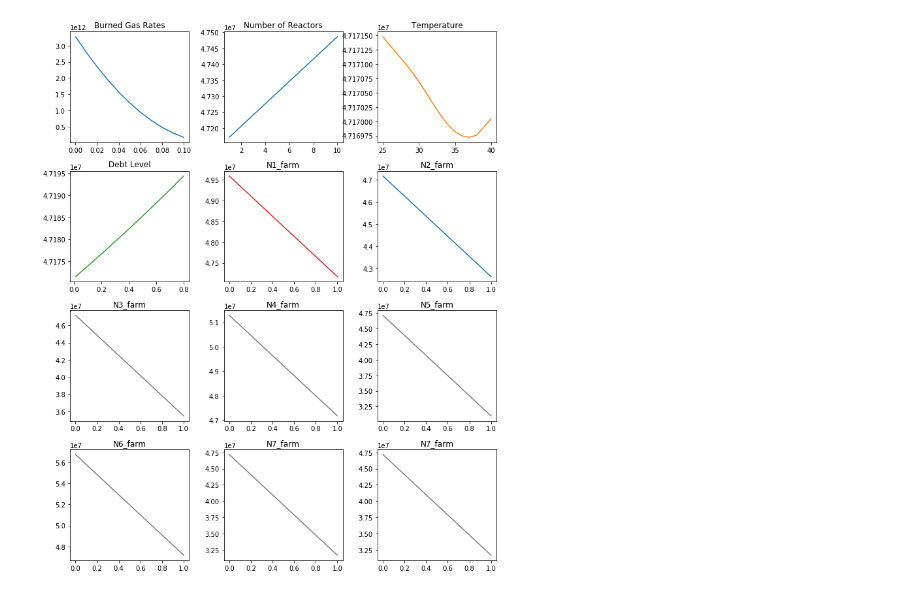
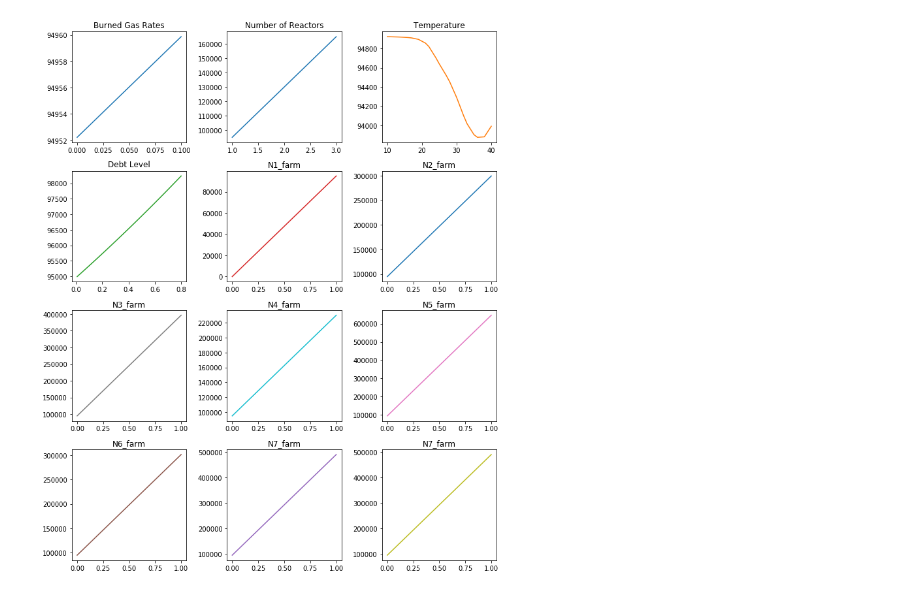
Before and after one commit to imbottlebird/mdo-biogas-project, a Jupyter notebook: sensitivity_analysis.ipynb, the cells around one changed output. Saved outputs shown, nothing was run; the diff lists cells and outputs as text; code cells hidden in the pictures.

```diff
--- a/sensitivity_analysis.ipynb
+++ b/sensitivity_analysis.ipynb
@@ -7,9 +7,6 @@ from sko.GA import GA
 
 from constants import *
 from sensitivity_cost_module import do_all_list_cp,system_npv,JtokWh ,farmer_npv
-from digesterModule import digester
-import sensitivity_cost_module as C2
-import Transport as T
 import biogas as B
 import pickle
 from math import inf
@@ -23,17 +20,18 @@ with open('full_transp.p', 'rb') as fp:
     dict_T = pickle.load(fp)
 
 import matplotlib.pyplot as plt
-import autograd.numpy as np
+#import autograd.numpy as np
 
 #Optimal solution
-vector = [4.83662871e-01, 1.00000000e+00, 2.62359775e+01,
-        1.11820675e-03, 1.00000000e+00, 0.00000000e+00,0.00000000e+00,
-        1.00000000e+00, 0.00000000e+00, 1.00000000e+00,0.00000000e+00]
+vector = [0, 1,0.369,0,1,0,0,0,0,0,0]
 
 
-def biodigestor(dv_n,dv_in,printt=False,pen=True):
+def biodigestor(dv_n,dv_in,printt=False,pen=False):
 
     global vector
+
+#     if (dv_n==-1):
+#         print('vector:',vector)
 
     ##DESIGN VARIABLES##
     V_grate = vector[0] #burned gas rate
@@ -54,31 +52,32 @@ def biodigestor(dv_n,dv_in,printt=False,pen=True):
     elif dv_n==5: #farm1
         active_farms[0] = dv_in
         # print('farm1',dv_in)
-        # print(active_farms)
+        print(active_farms)
     elif dv_n==6: #farm2
         active_farms[1] = dv_in
         # print('farm2',dv_in)
-        # print(active_farms)
+        print(active_farms)
     elif dv_n==7: #farm3
         active_farms[2] = dv_in
         # print('farm3',dv_in)
-        # print(active_farms)
+        print(active_farms)
     elif dv_n==8: #farm4
         active_farms[3] = dv_in
         # print('farm4',dv_in)
-        # print(active_farms)
+        print(active_farms)
     elif dv_n==9: #farm5
         active_farms[4] = dv_in
         # print('farm5',dv_in)
-        # print(active_farms)
+        print(active_farms)
     elif dv_n==10: #farm6
         active_farms[5] = dv_in
         # print('farm6',dv_in)
-        # print(active_farms)
+        print(active_farms)
     elif dv_n==11: #farm7
         active_farms[6] = dv_in
         # print('farm7',dv_in)
-        # print(active_farms)
+        print(active_farms)
+
 
     if printt:
         [distance, wIn, total_solids_perc, wComp] = T.load_data(*active_farms,printt)
@@ -107,8 +106,12 @@ def biodigestor(dv_n,dv_in,printt=False,pen=True):
     list_ghg = do_all_list_cp(W_a,distance,list_ghg)
 
     V_gburn = V_grate * V_g #burned gas
+    global par5, par6
+    print('par5',par5)
+    print('par6',par6)
 
-    return -farmer_npv(n_g,V_gburn,V_d,typ,distance,f_p,V_g,debt_level,e_c,e_priceB,f_used,p_bf,printt,pen)
+
+    return -farmer_npv(n_g,V_gburn,V_d,typ,distance,f_p,V_g,debt_level,par5,par6,f_used,p_bf,printt,pen)
 
 
 
@@ -120,18 +123,18 @@ print()
 bgrs = np.linspace(0, 10,11)/100 #set range (start, stop, number of points)
 returned_dv0 = []
 for bgr in bgrs:
-    returned_dv0.append(biodigestor(2,bgr))
+    returned_dv0.append(biodigestor(1,bgr))
 print('returned NPV for the number of reactors',returned_dv0)
 
 #number of reactor
-ngs = np.linspace(1, 10,10)
+ngs = np.linspace(1, 3,3)
 returned_dv1 = []
 for ng in ngs:
     returned_dv1.append(biodigestor(2,ng))
 print('returned NPV for the number of reactors',returned_dv1)
 
 #temperature
-Tdigs = np.linspace(25, 40,15,dtype=int)
+Tdigs = np.linspace(10, 40,20,dtype=int)
 returned_dv2 = []
 for dig in Tdigs:
     returned_dv2.append(biodigestor(3,dig))
@@ -148,7 +151,10 @@ print('returned NPV for debt',returned_dv3)
 farm1 = np.linspace(0,1,2,dtype=int)
 returned_dv4 = []
 for farm in farm1:
-    returned_dv4.append(biodigestor(5,farm))
+    result = biodigestor(5,farm)
+    if np.isnan(result):
+        result = 0
+    returned_dv4.append(result)
 print('returned NPV for Farm1',returned_dv4)
 
 #farm2
@@ -170,7 +176,7 @@ farm4 = np.linspace(0,1,2,dtype=int)
 returned_dv7 = []
 for farm in farm4:
     returned_dv7.append(biodigestor(8,farm))
-print('returned NPV for Farm4',returned_dv6)
+print('returned NPV for Farm4',returned_dv7)
 
 #farm5
 farm5 = np.linspace(0,1,2,dtype=int)
@@ -210,17 +216,23 @@ axs[1, 2].plot(farm2, returned_dv5, 'tab:blue')
 axs[1, 2].set_title('N2_farm')
 axs[2, 0].plot(farm3, returned_dv6, 'tab:grey')
 axs[2, 0].set_title('N3_farm')
-axs[2, 1].plot(farm4, returned_dv7, 'tab:grey')
+axs[2, 1].plot(farm4, returned_dv7, 'tab:cyan')
 axs[2, 1].set_title('N4_farm')
-axs[2, 2].plot(farm5, returned_dv8, 'tab:grey')
+axs[2, 2].plot(farm5, returned_dv8, 'tab:pink')
 axs[2, 2].set_title('N5_farm')
-axs[3, 0].plot(farm6, returned_dv9, 'tab:grey')
+axs[3, 0].plot(farm6, returned_dv9, 'tab:brown')
 axs[3, 0].set_title('N6_farm')
-axs[3, 1].plot(farm7, returned_dv10, 'tab:grey')
+axs[3, 1].plot(farm7, returned_dv10, 'tab:purple')
 axs[3, 1].set_title('N7_farm')
-axs[3, 2].plot(farm7, returned_dv10, 'tab:grey')
+axs[3, 2].plot(farm7, returned_dv10, 'tab:olive')
 axs[3, 2].set_title('N7_farm')
 fig.tight_layout()
+
+
+
+
+
+
 
 # for ax in axs.flat:
 #     ax.set(xlabel='Design variables', ylabel='NPV')
@@ -245 +278 @@ returned NPV for Farm7 [47171289.307398334, 31675789.968733322]
-[figure, old version]
+[figure, new version]
```
Also changed, not shown: parts of 15 cells of this notebook.
